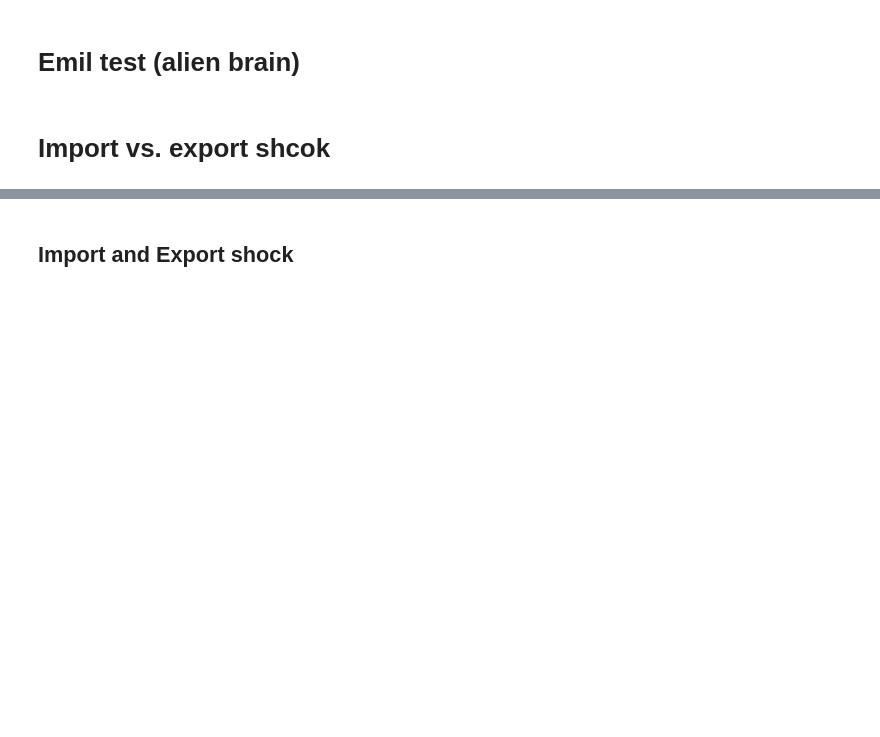
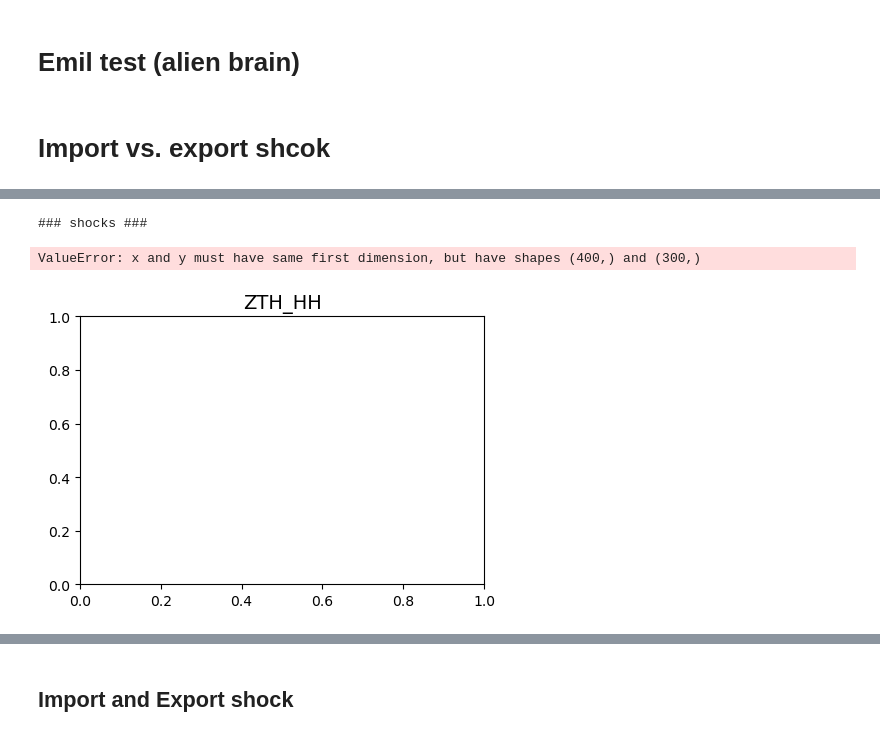
Before and after one commit to AndreaNoergaardAndersen/Master-Thesis, a Jupyter notebook: I-HANK - EU and US/test_extension.ipynb, the cells around one changed output, grey strips where cells are left out. Cells and saved outputs as stored; diff of their text form; code cells hidden in the pictures; blank space fills up the shorter version.

```diff
--- a/I-HANK - EU and US/test_extension.ipynb
+++ b/I-HANK - EU and US/test_extension.ipynb
@@ -517,3 +508,31 @@ NFA: terminal value is  -0.00000003, but ss value is   0.00000000
+# %%
+# Variables shown in levels (rates and prices — not log-deviations)
+lvl_value = ['pi', 'pi_eu', 'pi_us', 'tau', 'r', 'ra', 'i', 'i_eu', 'i_us',
+             'tau_m', 'tau_x', 'E', 'E_us', 'NFA', 'Walras', 'Q', 'Q_us',
+             'i_shock_us', 'i_shock_eu', 'i_shock', 'CA', 'NX']
+
+# Models and labels for comparison
+models = [m_war]
+labels = ['Full tariff war']
+
+model.compare_IRFs(
+    models, labels,
+    varnames=['GDP', 'YHH', 'YHL', 'YLH', 'YLL', 'YNT', 'C_hh', 'CT', 'CNT', 'CTF', 'CTH', 'NHH', 'NHL', 'NLH', 'NLL', 'NNT', 'i', 'i_eu', 'i_us', 'Walras',
+               'PTH', 'PNT', 'PHH', 'PHL', 'PLH', 'PLL', 'PM_dk_h', 'PM_dk_l', 'NX', 'NFA', 'CA', 'A_hh', 'B', 'G', 'inc_HH', 'inc_HL', 'inc_LH', 'inc_LL', 'inc_NT',
+                'E', 'E_us', 'PM_eu_us', 'PM_us_eu', 'PM_eu_eu', 'PM_us_us', 'PM_dk_eu', 'PM_dk_us', 'Q', 'Q_us',
+                'M_eu_s', 'C_eu', 'Y_eu', 'tau', 'P'],
+    lvl_value=lvl_value,
+    T_max=400, ncols=4,
+    do_targets=True,
+    filename='Cal_v11.png',
+)
+plt.suptitle('Output and consumption', y=1.02)
+plt.tight_layout()
+#plt.savefig(os.path.join(folder, 'output_consumption.png'), dpi=150, bbox_inches='tight')
+# %% [output]
+### shocks ###
+ValueError: x and y must have same first dimension, but have shapes (400,) and (300,)
+[figure, added]
 # %%
 # Variables shown in levels (rates and prices — not log-deviations)
 lvl_value = ['pi', 'pi_eu', 'pi_us', 'tau', 'r', 'ra', 'i', 'i_eu', 'i_us',
```
Also changed, not shown: parts of 7 cells of this notebook, 12 other files.
